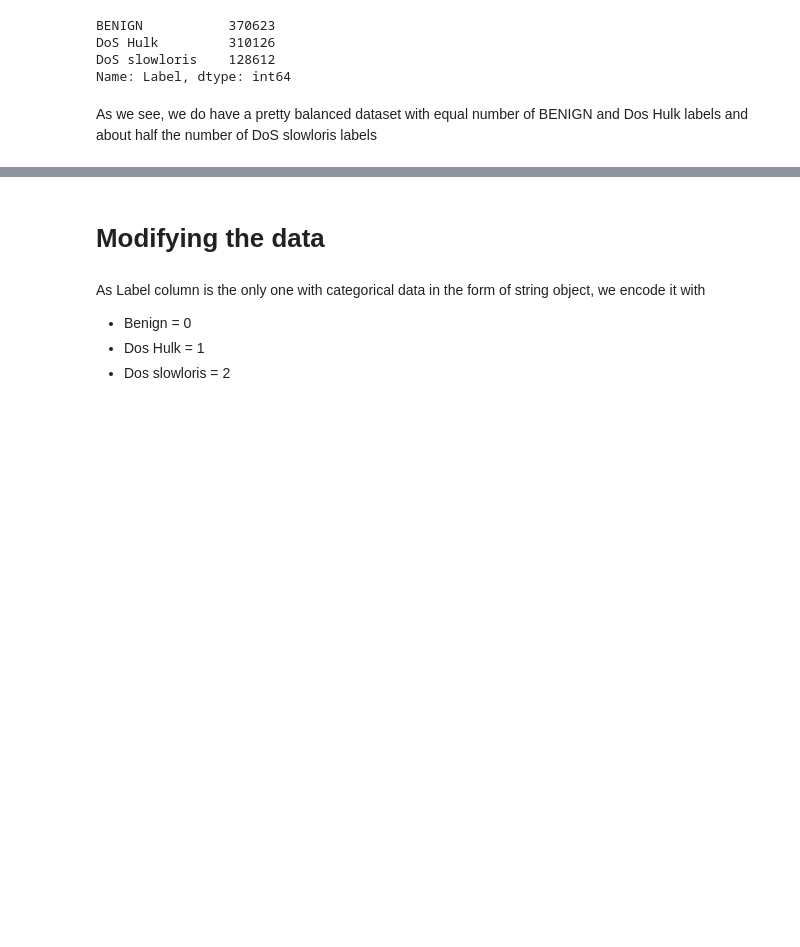
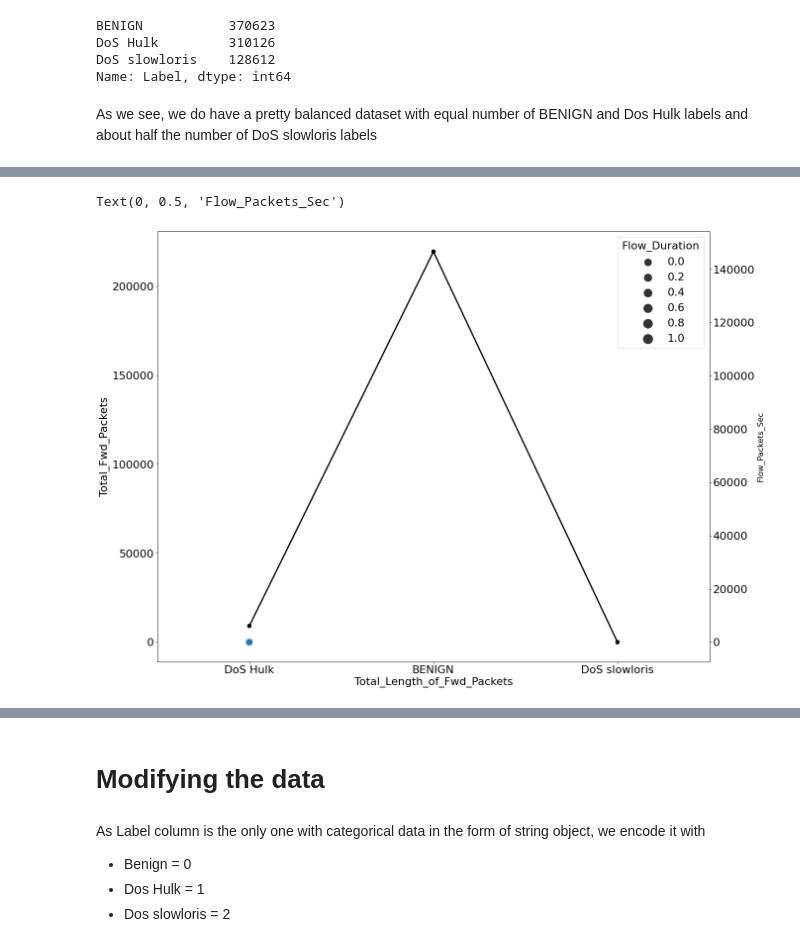
Before and after one commit to Viswonathan06/Al-DDoS-Attack-Detector, a Jupyter notebook: AL_DDoS_Detection.ipynb, the cells around one changed output, grey strips where cells are left out. Saved outputs shown, nothing was run; the diff lists cells and outputs as text; code cells hidden in the pictures; blank space fills up the shorter version.

```diff
--- a/AL_DDoS_Detection.ipynb
+++ b/AL_DDoS_Detection.ipynb
@@ -250,0 +364,11 @@ As we see, we do have a pretty balanced dataset with equal number of BENIGN and
+# %%
+plt.figure(figsize=(20,16))
+g1 = sns.scatterplot(y='Total_Fwd_Packets', x='Total_Length_of_Fwd_Packets',
+                     sizes=(200, 400), size='Flow_Duration',data=df)
+
+gt = g1.twinx()
+t = sns.pointplot(y='Flow_Packets_Sec', x='Label', data=df, color='black', legend=False)
+gt.set_ylabel("Flow_Packets_Sec", fontsize=16)
+# %% [output]
+Text(0, 0.5, 'Flow_Packets_Sec')
+[figure, added]
```
Also changed, not shown: parts of 20 cells of this notebook.
